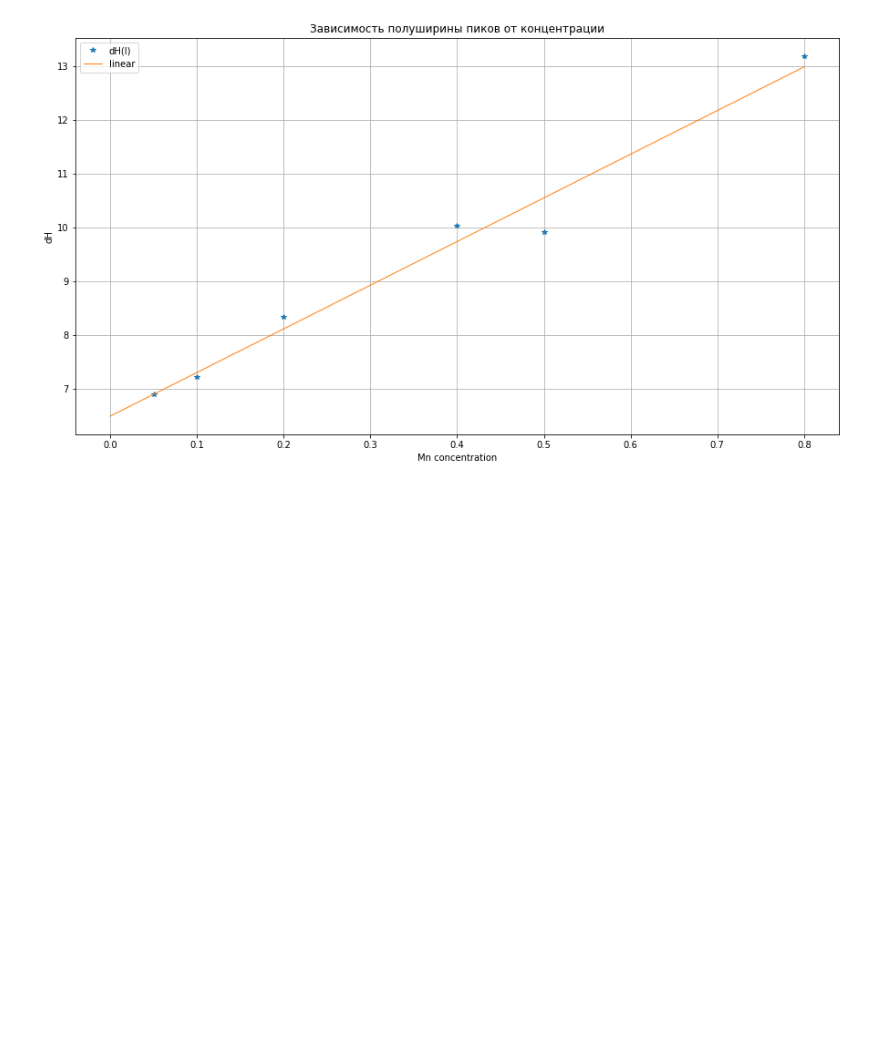
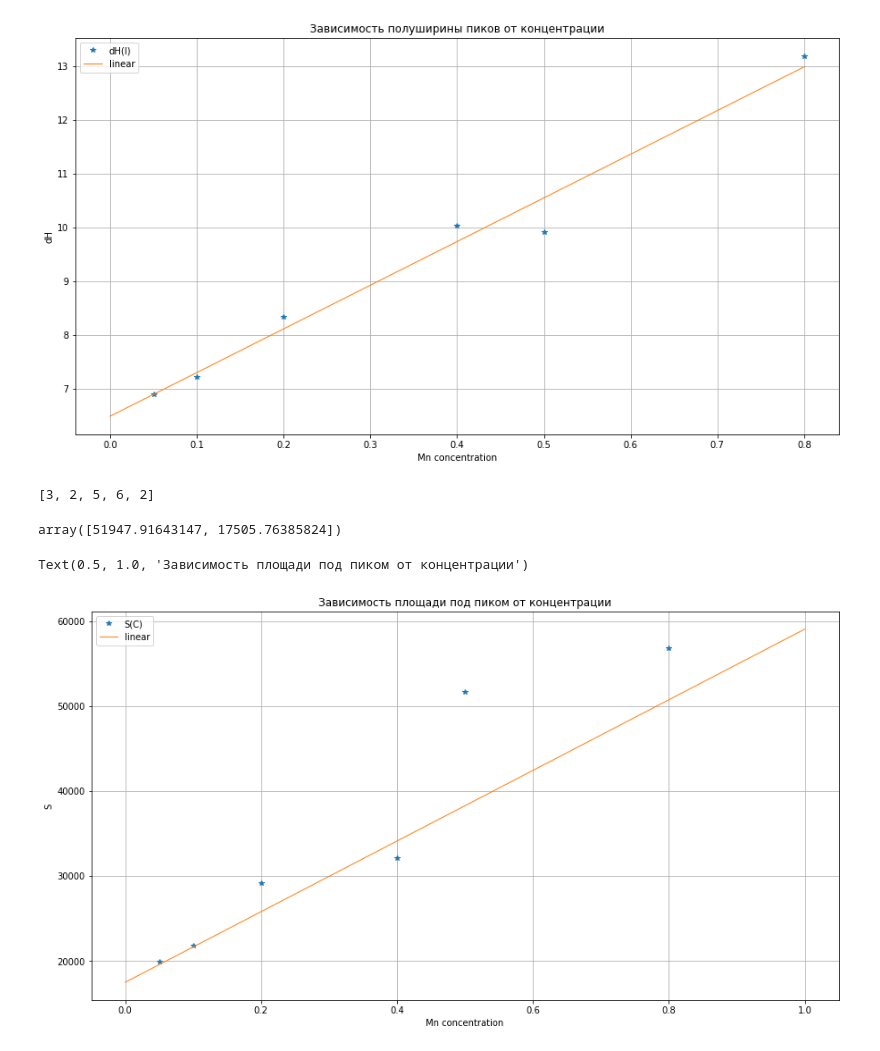
Before and after one commit to PKalashnikov12/EPR, a Jupyter notebook: EPR.ipynb, the cells around one changed output. Drawn from its saved outputs; the diff is of its cells as text; code cells hidden in the pictures; blank space fills up the shorter version.

```diff
--- a/EPR.ipynb
+++ b/EPR.ipynb
@@ -223,3 +223,52 @@ plt.title('Зависимость полуширины пиков от конц
 # %% [output]
 Text(0.5, 1.0, 'Зависимость полуширины пиков от концентрации')
 [figure]
+# %%
+x = [1,3,2,5,6,2]
+# %% [output]
+[3, 2, 5, 6, 2]
+# %%
+def chislder(x, y):
+    return (y[0] - 8*y[1] + 8*y[3] - y[4])/(3*abs(x[4] - x[0]))
+def maxder(x,y):
+    der = 0
+    for i in range(len(y)-6):
+        x0 = x[i:i+5]
+        y0 = y[i:i+5]
+        if(abs(chislder(x0, y0)) > der):
+            der = abs(chislder(x0, y0))
+    return der
+# %%
+ymax = []
+ymax.append(maxder(x001, y001))
+ymax.append(maxder(x002, y002))
+ymax.append(maxder(x003, y003))
+ymax.append(maxder(x004, y004))
+ymax.append(maxder(x005, y005))
+ymax.append(maxder(x006, y006))
+# %%
+intence = []
+for i in range(len(ymax)):
+    intence.append(ymax[i] * hfw[i] * hfw[i])
+intence = sorted(intence)
+# %%
+line2 = np.linspace(0, 1, 100)
+poly2 = np.polyfit(konts, intence, 1)
+p3 = np.poly1d(poly2)
+poly2
+# %% [output]
+array([51947.91643147, 17505.76385824])
+# %%
+plt.figure(figsize=(15, 8)) # можно указать явно ширину и высоту графика (строчка не обязательна)\n",
+plt.plot(konts,intence, label='S(C)', linewidth=0, marker = "*")
+plt.plot(line2,p3(line), label='linear', linewidth=1)
+plt.legend() # показывать легенду,
+plt.grid() # включить отрисовку сетки c определенными параметрами\n",
+plt.yticks() # можно явно указать, как подписывать ось\n",
+plt.xticks()
+plt.xlabel('Mn concentration')
+plt.ylabel('S')
+plt.title('Зависимость площади под пиком от концентрации')
+# %% [output]
+Text(0.5, 1.0, 'Зависимость площади под пиком от концентрации')
+[figure, added]
```
Also changed, not shown: parts of 4 cells of this notebook.
